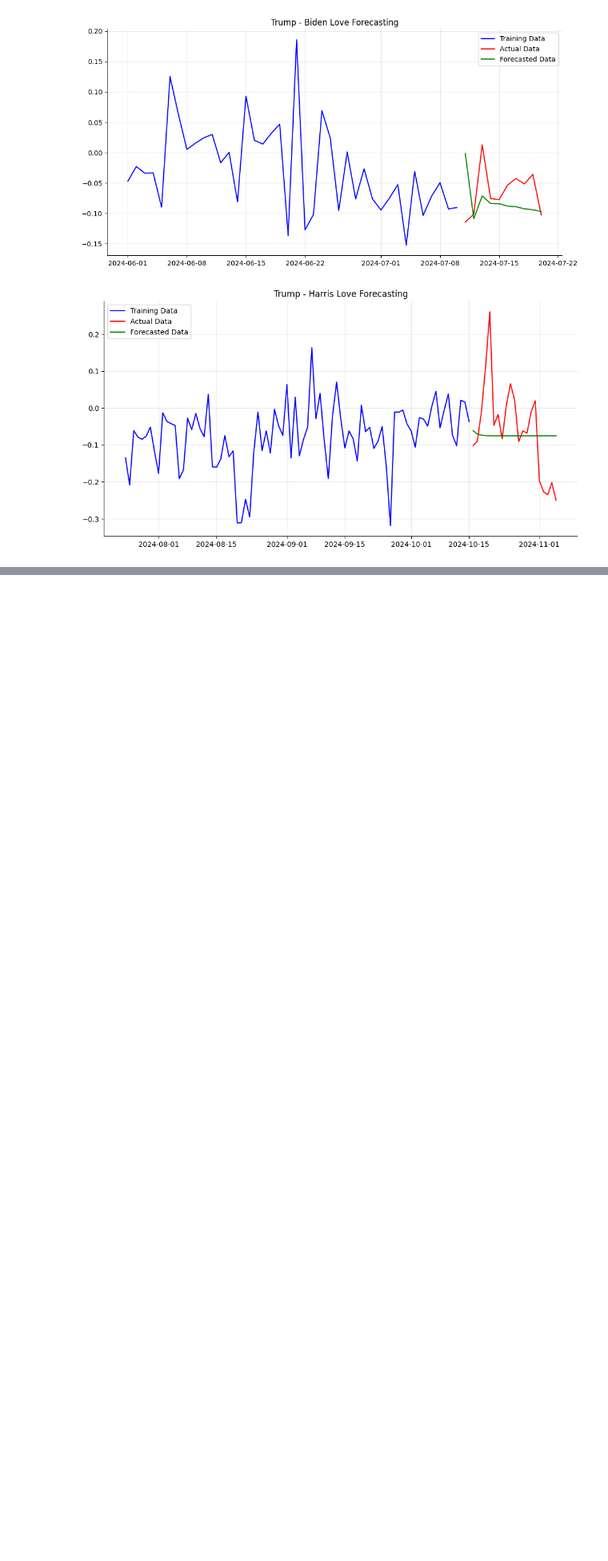
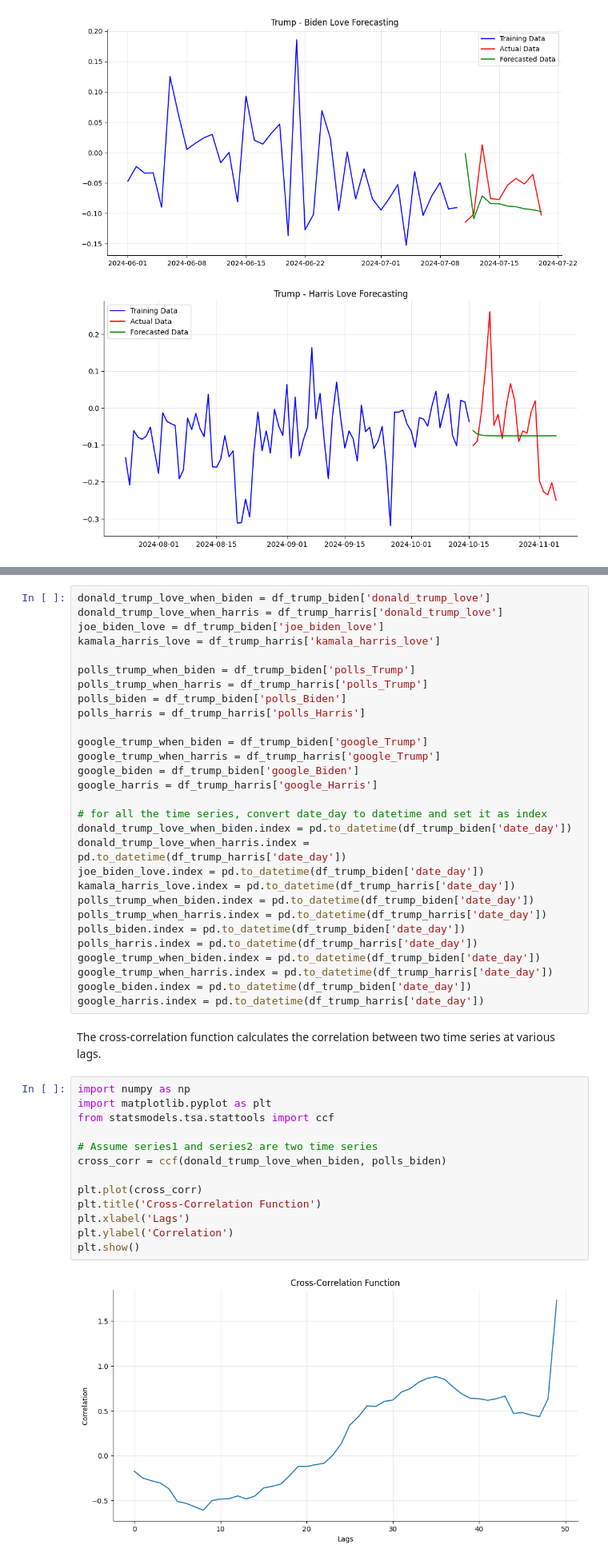
Before and after one commit to bnvulpe/votecore, a Jupyter notebook: scripts/data_mining.ipynb, the cells around one changed output, grey strips where cells are left out. Shown at 80% size. Drawn from its saved outputs; the diff is of its cells as text; blank space fills up the shorter version.

```diff
--- a/scripts/data_mining.ipynb
+++ b/scripts/data_mining.ipynb
@@ -1115,0 +1129,46 @@ plt.show()
+# %%
+donald_trump_love_when_biden = df_trump_biden['donald_trump_love']
+donald_trump_love_when_harris = df_trump_harris['donald_trump_love']
+joe_biden_love = df_trump_biden['joe_biden_love']
+kamala_harris_love = df_trump_harris['kamala_harris_love']
+
+polls_trump_when_biden = df_trump_biden['polls_Trump']
+polls_trump_when_harris = df_trump_harris['polls_Trump']
+polls_biden = df_trump_biden['polls_Biden']
+polls_harris = df_trump_harris['polls_Harris']
+
+google_trump_when_biden = df_trump_biden['google_Trump']
+google_trump_when_harris = df_trump_harris['google_Trump']
+google_biden = df_trump_biden['google_Biden']
+google_harris = df_trump_harris['google_Harris']
+
+# for all the time series, convert date_day to datetime and set it as index
+donald_trump_love_when_biden.index = pd.to_datetime(df_trump_biden['date_day'])
+donald_trump_love_when_harris.index = pd.to_datetime(df_trump_harris['date_day'])
+joe_biden_love.index = pd.to_datetime(df_trump_biden['date_day'])
+kamala_harris_love.index = pd.to_datetime(df_trump_harris['date_day'])
+polls_trump_when_biden.index = pd.to_datetime(df_trump_biden['date_day'])
+polls_trump_when_harris.index = pd.to_datetime(df_trump_harris['date_day'])
+polls_biden.index = pd.to_datetime(df_trump_biden['date_day'])
+polls_harris.index = pd.to_datetime(df_trump_harris['date_day'])
+google_trump_when_biden.index = pd.to_datetime(df_trump_biden['date_day'])
+google_trump_when_harris.index = pd.to_datetime(df_trump_harris['date_day'])
+google_biden.index = pd.to_datetime(df_trump_biden['date_day'])
+google_harris.index = pd.to_datetime(df_trump_harris['date_day'])
+# %% [markdown]
+The cross-correlation function calculates the correlation between two time series at various lags.
+# %%
+import numpy as np
+import matplotlib.pyplot as plt
+from statsmodels.tsa.stattools import ccf
+
+# Assume series1 and series2 are two time series
+cross_corr = ccf(donald_trump_love_when_biden, polls_biden)
+
+plt.plot(cross_corr)
+plt.title('Cross-Correlation Function')
+plt.xlabel('Lags')
+plt.ylabel('Correlation')
+plt.show()
+# %% [output]
+[figure, added]
```
Also changed, not shown: parts of 7 cells of this notebook.
